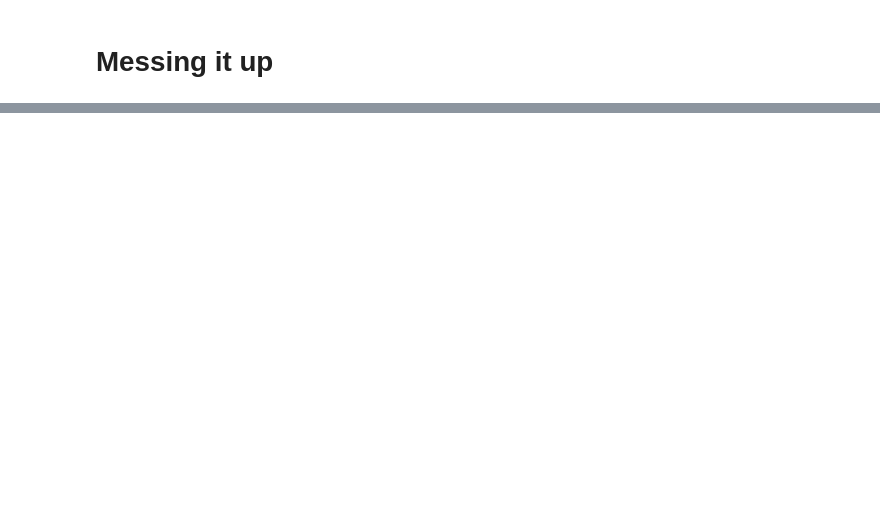
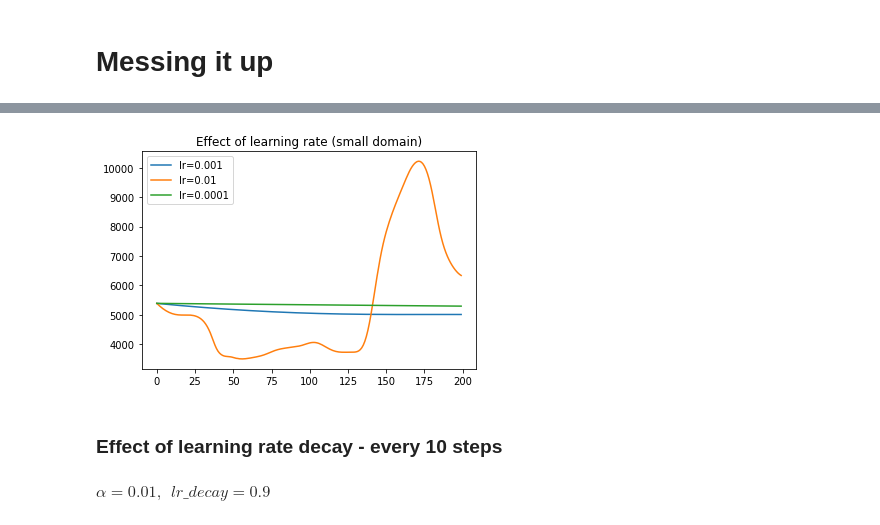
Before and after one commit to andynet/protein_folding, a Jupyter notebook: scripts/structure_realization_our/geometry_class.ipynb, the cells around one changed output, grey strips where cells are left out. Drawn from its saved outputs; the diff is of its cells as text; code cells hidden in the pictures; blank space fills up the shorter version.

```diff
--- a/scripts/structure_realization_our/geometry_class.ipynb
+++ b/scripts/structure_realization_our/geometry_class.ipynb
@@ -209,0 +391,2 @@ G_messedup = Structure(phi, psi, dist_map_real, seq)
+# %%
+o1 = optimize(G_messedup, 200, verbose = 20)
@@ -209,0 +408,2 @@ G_messedup = Structure(phi, psi, dist_map_real, seq)
+# %%
+o2 = optimize(G_messedup, 200, verbose=20, lr=0.01)
@@ -209,0 +423,2 @@ G_messedup = Structure(phi, psi, dist_map_real, seq)
+# %%
+o3 = optimize(G_messedup, 200, verbose=20, lr=0.0001)
@@ -210 +436,13 @@ G_messedup = Structure(phi, psi, dist_map_real, seq)
+# %%
+plt.plot(np.arange(200), o1[2][:, 1], label = 'lr=0.001')
+plt.plot(np.arange(200), o2[2][:, 1], label = 'lr=0.01')
+plt.plot(np.arange(200), o3[2][:, 1], label = 'lr=0.0001')
+plt.legend()
+plt.title('Effect of learning rate (small domain)');
+# %% [output]
+[figure, added]
+# %% [markdown]
+### Effect of learning rate decay - every 10 steps
+# %% [markdown]
+$\alpha=0.01,~~lr\_decay = 0.9$
 # %%
```
Also changed, not shown: parts of 47 cells of this notebook, 11 other files.
